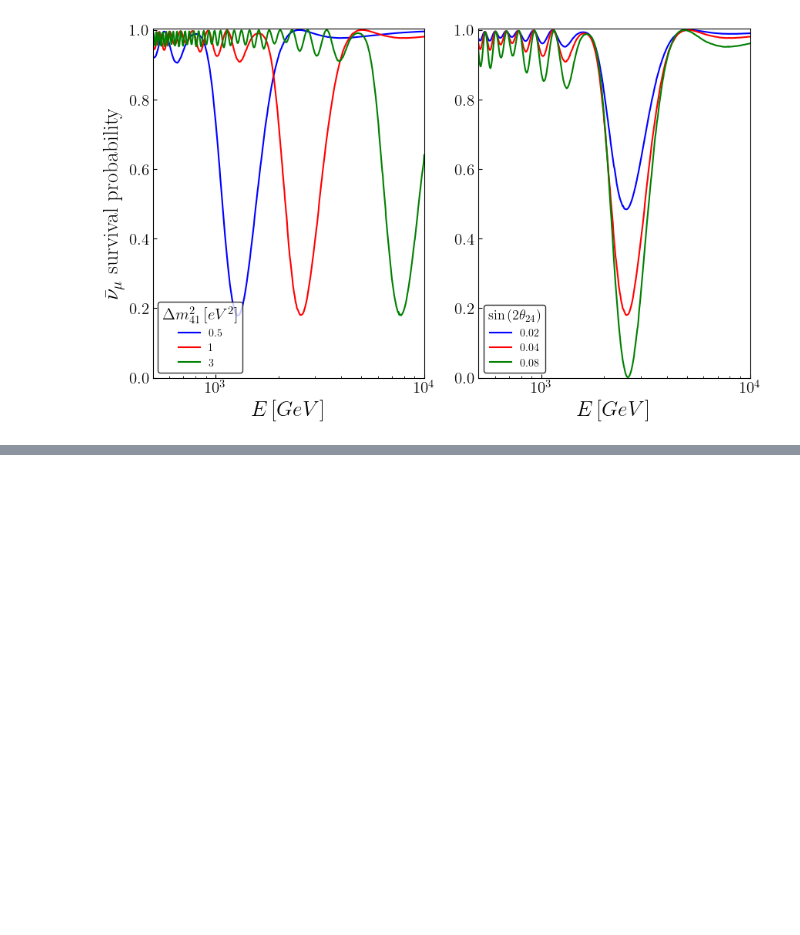
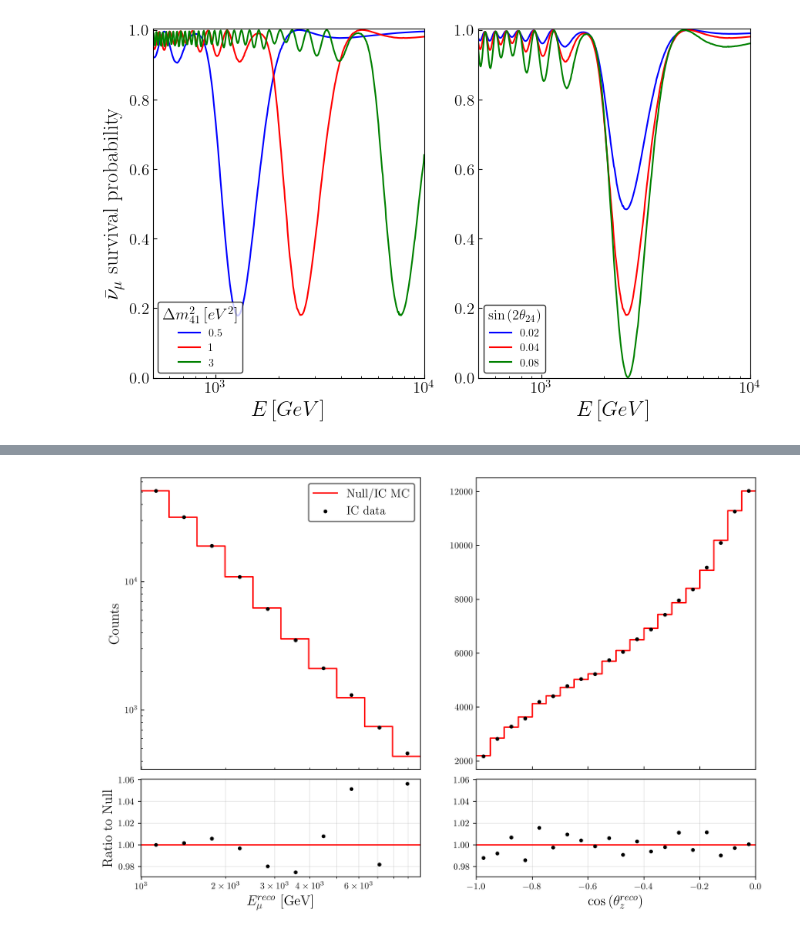
Before and after one commit to Sjoeborg/thesis, a Jupyter notebook: thesis/notebooks/sterileTheory.ipynb, the cells around one changed output, grey strips where cells are left out. Drawn from its saved outputs; the diff is of its cells as text; code cells hidden in the pictures; blank space fills up the shorter version.

```diff
--- a/thesis/notebooks/sterileTheory.ipynb
+++ b/thesis/notebooks/sterileTheory.ipynb
@@ -91,0 +214,80 @@ savethesis(fig, 'resonance_shift')
+# %%
+def normalize_bin_by_bin(simulated_events, MC = True, MC_old=False, correct_flux=False):
+    if MC_old:
+        IC_events = IC_MC_2017
+    elif MC:
+        IC_events = IC_MC
+
+    if correct_flux:
+        simulated_events = flux_E_factors*simulated_events
+
+    normalization = IC_events/simulated_events
+
+    return np.array(normalization)
+# %%
+H0_events = pickle.load(open(f'./pre_computed/H0_IC_N13.p','rb'))
+IC_per_z = np.sum(IC_observed, axis=0)
+IC_per_E = np.sum(IC_observed, axis=1)
+
+norm_factors = normalize_bin_by_bin(H0_events)
+
+IC_rate_z = IC_per_z /np.sum(norm_factors*H0_events, axis= 0)
+IC_rate_E = IC_per_E /np.sum(norm_factors*H0_events, axis= 1)
+
+H0_per_z_hist = to_hist(np.sum(norm_factors*H0_events, axis= 0))
+H0_per_E_hist = to_hist(np.sum(norm_factors*H0_events, axis= 1))
+
+
+H0_rate_z_hist = to_hist(np.sum(norm_factors*H0_events, axis= 0) / np.sum(norm_factors*H0_events, axis= 0))
+H0_rate_E_hist = to_hist(np.sum(norm_factors*H0_events, axis= 1) / np.sum(norm_factors*H0_events, axis= 1))
+
+fig, ax = plt.subplots(2,2, sharex='col', squeeze=True,gridspec_kw={'width_ratios': [3, 3], 'height_ratios':[3,1]}, figsize=(12,8))
+ax = ax.flatten()
+
+label_size = 15
+tick_size = 15
+legend_size=13
+
+ax[0].scatter(Ereco_midpoints, IC_per_E, label='IC data', s=10, color='black', zorder=10)
+#ax[0].step(Ereco, H1_per_E_hist, label='Sterile',lw=3, where='post', color='blue')
+ax[0].step(Ereco, H0_per_E_hist, label='Null/IC MC',   lw=1.5, where='post', color='red')
+
+ax[1].scatter(zreco_midpoints, IC_per_z, label='IC data', s=10, color='black',zorder=10)
+#ax[1].step(zreco, H1_per_z_hist, label='Sterile',lw=3, where='post', color='blue')
+ax[1].step(zreco, H0_per_z_hist, label='Null',   lw=1.5, where='post', color='red')
+
+ax[2].scatter(Ereco_midpoints, IC_rate_E, label='IC data',  s=10, color='black',zorder=10)
+#ax[2].step(Ereco, H1_rate_E_hist, label='Sterile',lw=3, where='post', color='blue')
+ax[2].step(Ereco, H0_rate_E_hist, label='Null',   lw=1.5, where='post', color='red')
+
+ax[3].scatter(zreco_midpoints, IC_rate_z, label='IC data',  s=10, color='black',zorder=10)
+#ax[3].step(zreco, H1_rate_z_hist, label='Sterile',lw=3, where='post', color='blue')
+ax[3].step(zreco, H0_rate_z_hist, label='Null',   lw=1.5, where='post', color='red')
+
+
+ax[0].set_xlim((Ereco.min(),Ereco.max()))
+ax[0].set_ylabel('Counts', fontsize=label_size)
+ax[0].set_xscale('log')
+ax[0].set_yscale('log')
+
+ax[2].set_xscale('log')
+ax[2].set_xlabel(r'$E_\mu^{reco}$ [GeV]', fontsize=label_size)
+ax[2].set_ylabel('Ratio to Null', fontsize=label_size)
+ax[2].grid(True,which='both', axis='both', alpha=0.3)
+
+ax[3].set_xlim((zreco.min(),zreco.max()))
+ax[3].set_ylim(ax[2].get_ylim())
+ax[3].grid(True,which='both', axis='both', alpha=0.3)
+ax[3].set_xlabel(r'$\cos{(\theta^{reco}_z)}$', fontsize=label_size)
+
+plt.subplots_adjust(hspace=0.05)
+
+ax[0].tick_params(axis='both', direction='in', which='both')
+ax[1].tick_params(axis='both', direction='in', which='both')
+
+
+leg= ax[0].legend(fontsize=legend_size)
+leg.get_frame().set_edgecolor('k')
+savethesis(fig, 'IC_rates')
+# %% [output]
+[figure, added]
```
Also changed, not shown: parts of 4 cells of this notebook, 10 other files.
